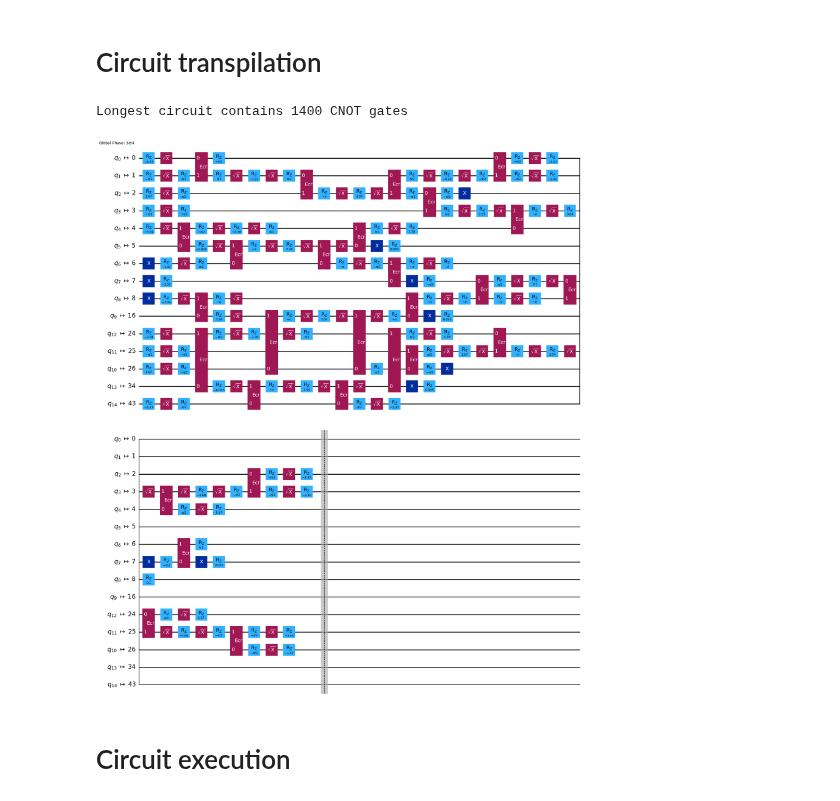
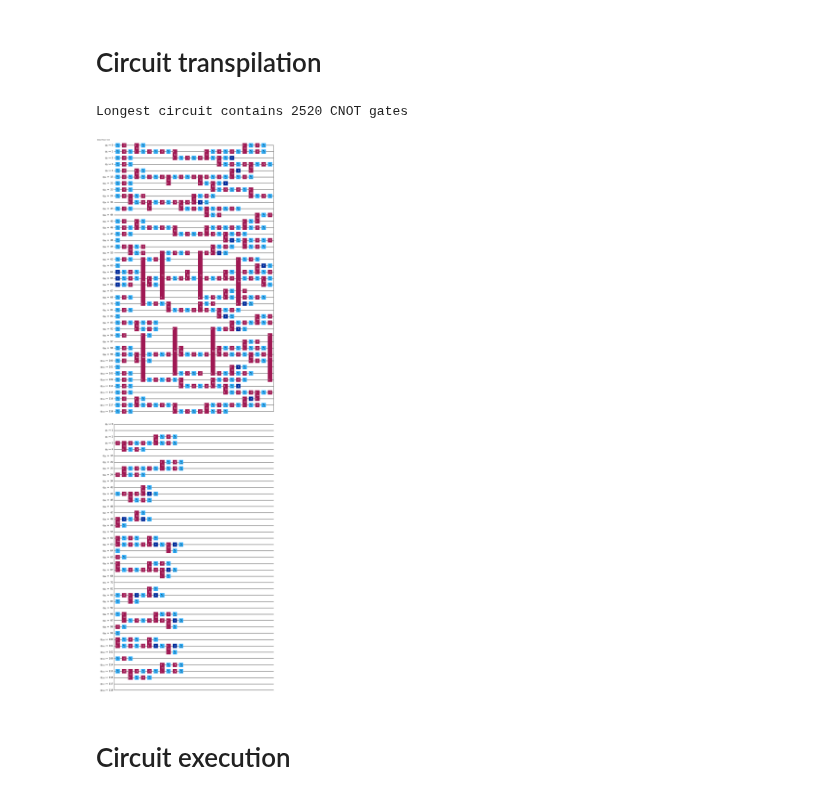
Before and after one commit to Fradm98/qs-qh, a Jupyter notebook: src/notebooks/Z2/z2_chain_hardware.ipynb, the cells around one changed output. Saved outputs shown, nothing was run; the diff lists cells and outputs as text; code cells hidden in the pictures.

Commit message:
Larger simulation

```diff
--- a/src/notebooks/Z2/z2_chain_hardware.ipynb
+++ b/src/notebooks/Z2/z2_chain_hardware.ipynb
@@ -1,16 +1,16 @@
 # %% [markdown]
 # Simulation settings
 # %%
-L = 8
+L = 22
 J = 1
 h = 0.05
 lamb = 0.5
 
-particle_pair_left_position = 3
+particle_pair_left_position = 10
 particle_pair_length = 1
 
-final_time = 5
-layers = 50
+final_time = 3
+layers = 30
 measure_every_layers = 1
 # %% [markdown]
 # Device selection
@@ -28,18 +28,21 @@ backend = service.backend(device)
 # %%
 from z2chain.circs import physical_particle_pair_quench_simulation_circuits
 
-optimization_level = 3
+optimization_level = 2
 
 # qubits_inds = None
-qubits_inds = [0, 1, 2, 3, 4, 5, 6, 7, 8, 16,
-               26, 25, 24, 34, 43]
+qubits_inds = [0, 1, 2, 3, 4, 15, 22, 23, 24, 34,
+               43, 44, 45, 46, 47, 48, 49, 55, 68, 67,
+               66, 65, 64, 63, 62, 72, 81, 82, 83, 92,
+               102, 101, 100, 99, 98, 97, 96, 109, 114, 115,
+               116, 117, 118, 119, 120]
 
-physical_circuits = physical_particle_pair_quench_simulation_circuits(L, J, h, lamb, particle_pair_left_position, particle_pair_length, final_time, layers, backend, optimization_level, qubits_inds, measure_every_layers=measure_every_layers, barriers=True)
+physical_circuits = physical_particle_pair_quench_simulation_circuits(L, J, h, lamb, particle_pair_left_position, particle_pair_length, final_time, layers, backend, optimization_level, qubits_inds, measure_every_layers=measure_every_layers)
 print(f"Longest circuit contains {physical_circuits[-1].num_nonlocal_gates()} CNOT gates")
 physical_circuits[1].draw(output="mpl", idle_wires=False)
 # %% [output]
-Longest circuit contains 1400 CNOT gates
+Longest circuit contains 2520 CNOT gates
-[figure, old version]
+[figure, new version]
 # %% [markdown]
 # Circuit execution
 # %% [markdown]
```
Also changed, not shown: parts of 2 cells of this notebook.
